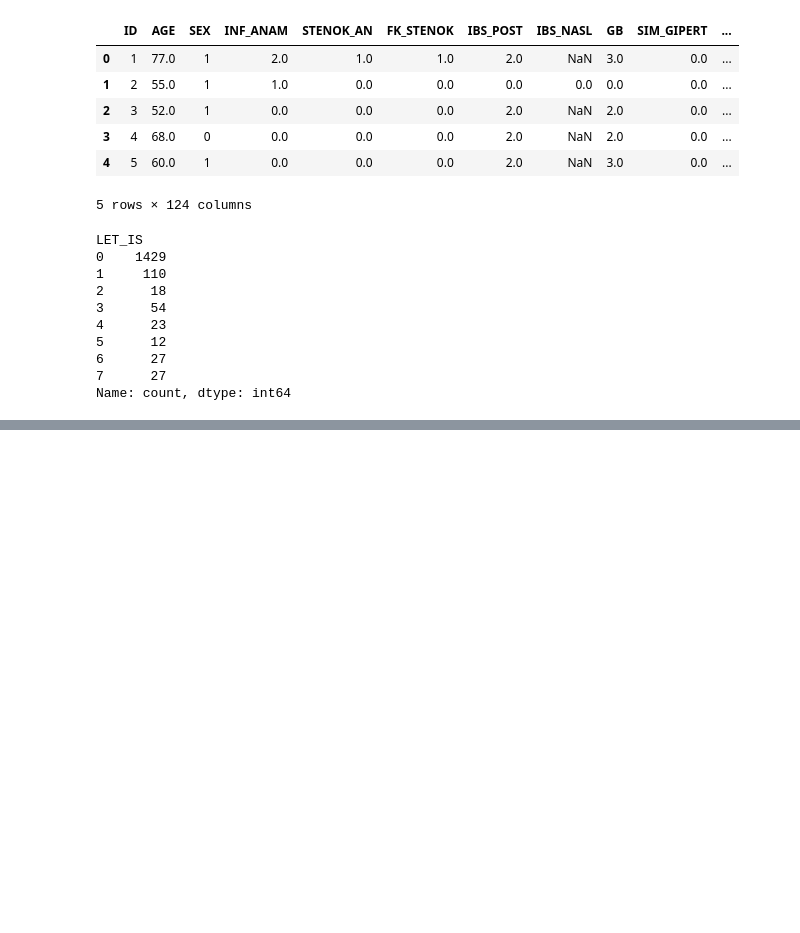
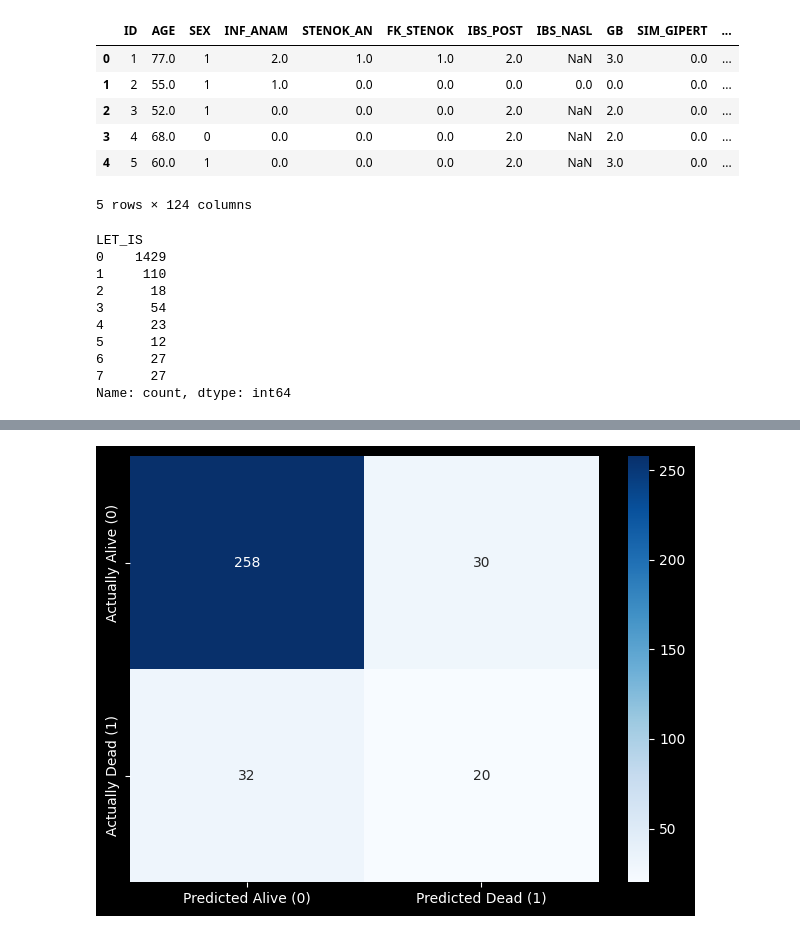
Before and after one commit to Clary1604/AMLHC_final_exam, a Jupyter notebook: MI_Complications.ipynb, the cells around one changed output, grey strips where cells are left out. Saved outputs shown, nothing was run; the diff lists cells and outputs as text; code cells hidden in the pictures; blank space fills up the shorter version.

```diff
--- a/MI_Complications.ipynb
+++ b/MI_Complications.ipynb
@@ -81,0 +222,72 @@ Name: count, dtype: int64
+# %%
+# predict a lethal outcome using a decision tree, using findings only (excluding therapeutic interventions)
+# excluded columns 76-82 (fibrinolytic therapies) and 96-112 (drugs/interventions)
+
+
+# columns 2-75 are findings (index 1:75), excluding intervention columns 76-82 and 96-112
+findings_columns = list(mi_complications.columns[1:75]) + list(mi_complications.columns[83:95])
+X = mi_complications[findings_columns]
+
+mi_complications["lethal_outcome"] = mi_complications["LET_IS"].apply(lambda x: 0 if x == 0 else 1)
+y = mi_complications["lethal_outcome"]
+
+# split the data into training and testing sets
+X_train, X_test, y_train, y_test = train_test_split(X, y, test_size=0.2, random_state=42)
+
+# for handling missing values, identify column types binary or numeric ordinal
+binary_features = [col for col in X.columns if X[col].dropna().isin([0, 1]).all()]
+numeric_features = [col for col in X.select_dtypes(include=["int64", "float64"]).columns
+                    if col not in binary_features]
+
+# for decision trees, use most frequent for binary features, and median imputation for ordinal and numeric features
+# decision trees make threshold splits - if we use logistic regression later we need to revisit!!
+binary_transformer = SimpleImputer(strategy="most_frequent")
+numeric_transformer = SimpleImputer(strategy="median")
+
+# preprocessor
+preprocessor = ColumnTransformer(
+    transformers=[
+        ("bin", binary_transformer, binary_features),
+        ("num", numeric_transformer, numeric_features),
+    ]
+)
+
+# create a pipeline that combines the preprocessor with a decision tree classifier
+pipeline_findings = Pipeline(steps=[
+    ("preprocessor", preprocessor),
+    ("classifier", DecisionTreeClassifier(random_state=42))
+])
+
+# fit the pipeline to the training data
+pipeline_findings.fit(X_train, y_train)
+
+# make predictions on the test set
+y_pred = pipeline_findings.predict(X_test)
+
+# evaluate the model
+print("Classification Report for Findings Only Tree Model:")
+print(classification_report(y_test, y_pred))
+print("Confusion Matrix:")
+cm = confusion_matrix(y_test, y_pred)
+
+sns.heatmap(cm, annot=True, fmt="d", cmap="Blues",
+            xticklabels=["Predicted Alive (0)", "Predicted Dead (1)"],
+            yticklabels=["Actually Alive (0)", "Actually Dead (1)"])
+plt.tight_layout()
+plt.show()
+
+tn, fp, fn, tp = confusion_matrix(y_test, y_pred).ravel()
+specificity = tn / (tn + fp)
+sensitivity = tp / (tp + fn)
+print(f"Specificity: {specificity:.3f}")  # ability to correctly identify alive patients
+print(f"Sensitivity: {sensitivity:.3f}") # ability to correctly identify dying patients
+
+
+# describe which features are most important for predicting lethal outcomes
+feature_importances = pipeline_findings.named_steps["classifier"].feature_importances_
+feature_names = X.columns
+feature_importance_df = pd.DataFrame({"feature": feature_names, "importance": feature_importances})
+feature_importance_df = feature_importance_df.sort_values(by="importance", ascending=False)
+print("Feature Importances for Findings Only Tree Model:")
+print(feature_importance_df.head(10))
+# %% [output]
@@ -81,0 +305 @@ Name: count, dtype: int64
+[figure, added]
```
Also changed, not shown: parts of 9 cells of this notebook.
